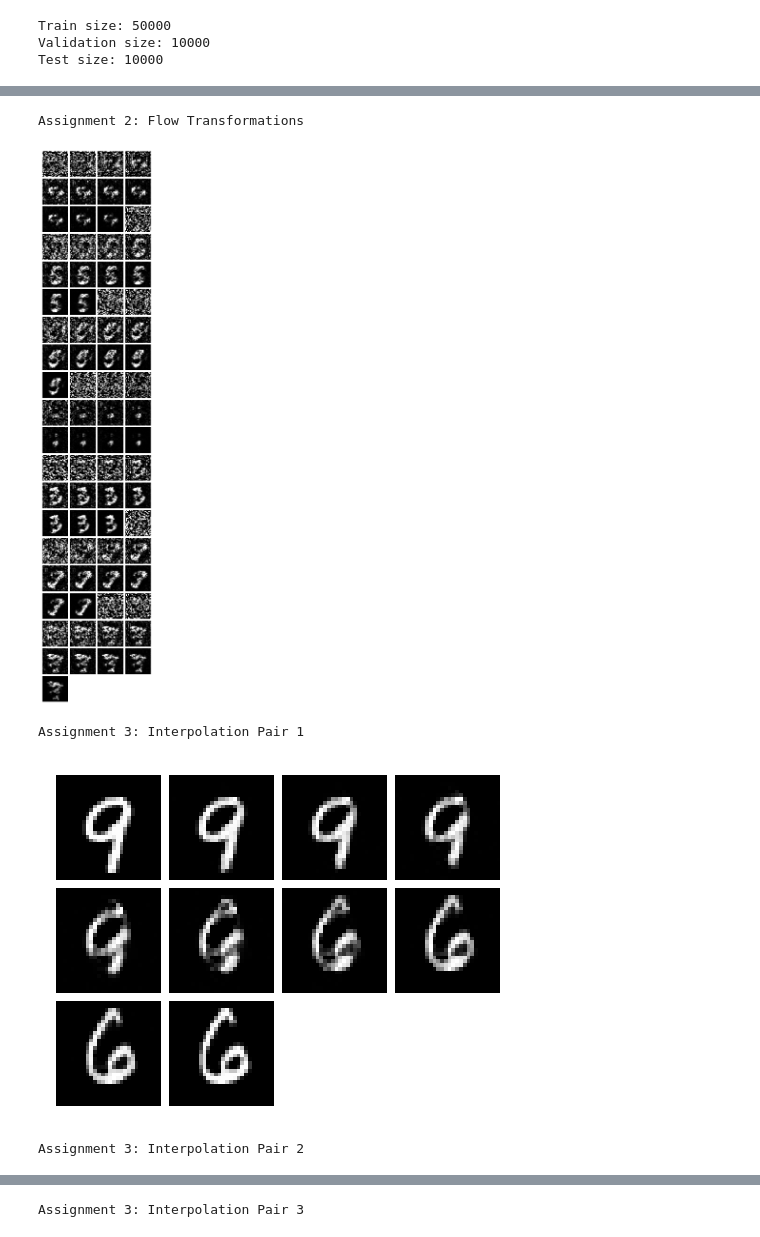
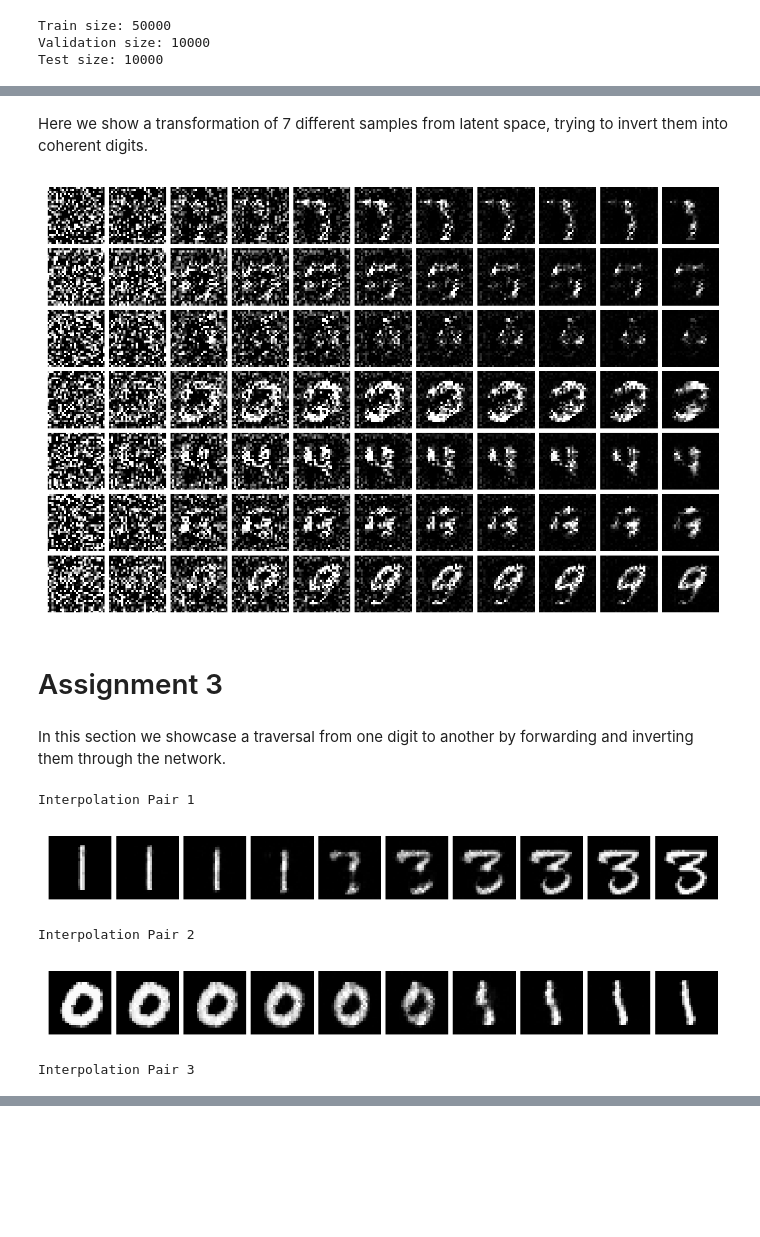
Before and after one commit to ordinary813/ordinaryLib, a Jupyter notebook: dgm/hw6.ipynb, the cells around one changed output, grey strips where cells are left out. Cells and saved outputs as stored; diff of their text form; code cells hidden in the pictures; blank space fills up the shorter version.

```diff
--- a/dgm/hw6.ipynb
+++ b/dgm/hw6.ipynb
@@ -94,9 +94,9 @@ Train size: 50000
 Validation size: 10000
 Test size: 10000
 # %%
-def show_imgs(imgs):
+def show_imgs(imgs, row_count=4):
     num_imgs = imgs.shape[0] if isinstance(imgs, torch.Tensor) else len(imgs)
-    nrow = min(num_imgs, 4)
+    nrow = min(num_imgs, row_count)
     ncol = int(math.ceil(num_imgs/nrow))
     imgs = torchvision.utils.make_grid(imgs, nrow=nrow, pad_value=128)
     imgs = imgs.clamp(min=0, max=1)
@@ -281,44 +287,50 @@ Epoch 12: Train NLL: -2196.7309, Val NLL: -2168.3203
+# %% [markdown]
+Here we show a transformation of 7 different samples from latent space, trying to invert them into coherent digits.
+# %%
+model.eval()
+with torch.no_grad():
+    # Sample 7 pure noise vectors
+    z_samples = torch.randn(7, 784, device=device)
+    _, intermediates = model.inverse(z_samples, return_intermediates=True)
+
+    # intermediates is a list of 11 tensors of shape (7, 784)
+    grid_images = []
+    for batch_step in intermediates:
+        grid_images.append(batch_step.view(7, 1, 28, 28))
+
+    # Stack the images into a tensor for plotting
+    grid_tensor = torch.stack(grid_images, dim=1).view(-1, 1, 28, 28)
+
+    show_imgs(grid_tensor, row_count=11)
+# %% [output]
+[figure, added]
+# %% [markdown]
+# Assignment 3
+# %% [markdown]
+In this section we showcase a traversal from one digit to another by forwarding and inverting them through the network.
 # %%
-# Assignment 2: Transformation grid (7 rows, 11 columns)
-model.eval()
-with torch.no_grad():
-    # Sample 7 pure noise vectors
-    z_samples = torch.randn(7, 784, device=device)
-    _, intermediates = model.inverse(z_samples, return_intermediates=True)
-
-    # intermediates is a list of 11 tensors of shape (7, 784)
-    grid_images = []
-    for batch_step in intermediates:
-        grid_images.append(batch_step.view(7, 1, 28, 28))
-
-    # Reshape for display: [7_samples, 11_steps, 1, 28, 28] -> [77, 1, 28, 28]
-    grid_tensor = torch.stack(grid_images, dim=1).view(-1, 1, 28, 28)
-
-    print("Assignment 2: Flow Transformations")
-    show_imgs(grid_tensor)
-
 # Assignment 3: Latent Traversals
 with torch.no_grad():
     for pair_idx in range(3):
         # Pick two random different digits
         img1 = train_set[random.randint(0, 1000)][0].to(device)
         img2 = train_set[random.randint(1001, 2000)][0].to(device)
 
         # Added flatten for single images
         z1, _ = model.forward(img1.view(1, -1))
         z2, _ = model.forward(img2.view(1, -1))
 
         # Linear interpolation (10 points)
         alphas = torch.linspace(0, 1, steps=10, device=device).unsqueeze(1)
         z_interp = z1 * (1 - alphas) + z2 * alphas
 
         # Decode and display
         imgs_interp = model.inverse(z_interp).view(10, 1, 28, 28)
-        print(f"Assignment 3: Interpolation Pair {pair_idx+1}")
-        show_imgs(imgs_interp)
+        print(f"Interpolation Pair {pair_idx+1}")
+        show_imgs(imgs_interp, 10)
 # %% [output]
-Assignment 2: Flow Transformations
+Interpolation Pair 1
-[figure, old version]
+[figure, new version]
-Assignment 3: Interpolation Pair 1
+Interpolation Pair 2
-[figure, old version]
+[figure, new version]
-Assignment 3: Interpolation Pair 2
+Interpolation Pair 3
@@ -326 +337,0 @@ Assignment 3: Interpolation Pair 2
-Assignment 3: Interpolation Pair 3
```
Also changed, not shown: parts of 6 cells of this notebook.
